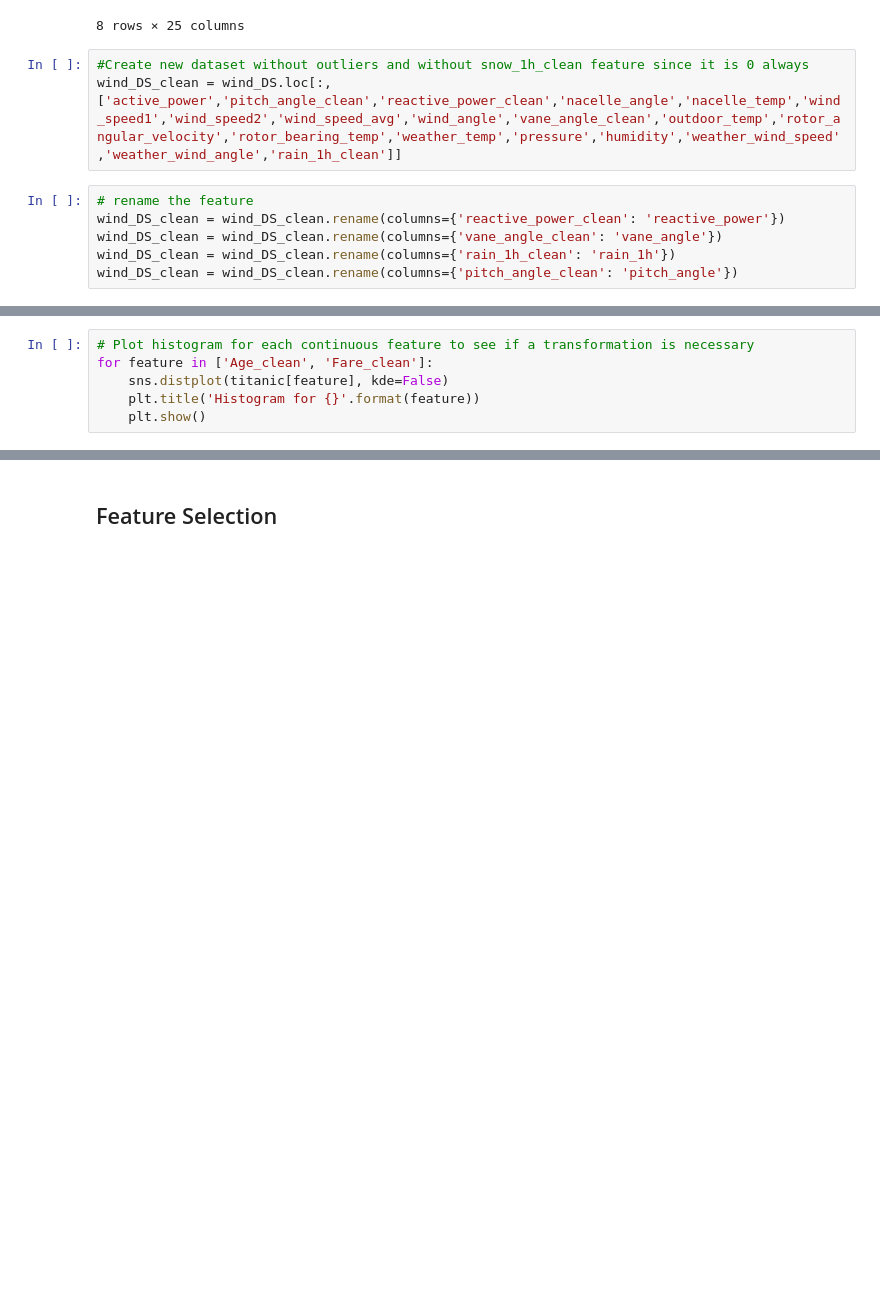
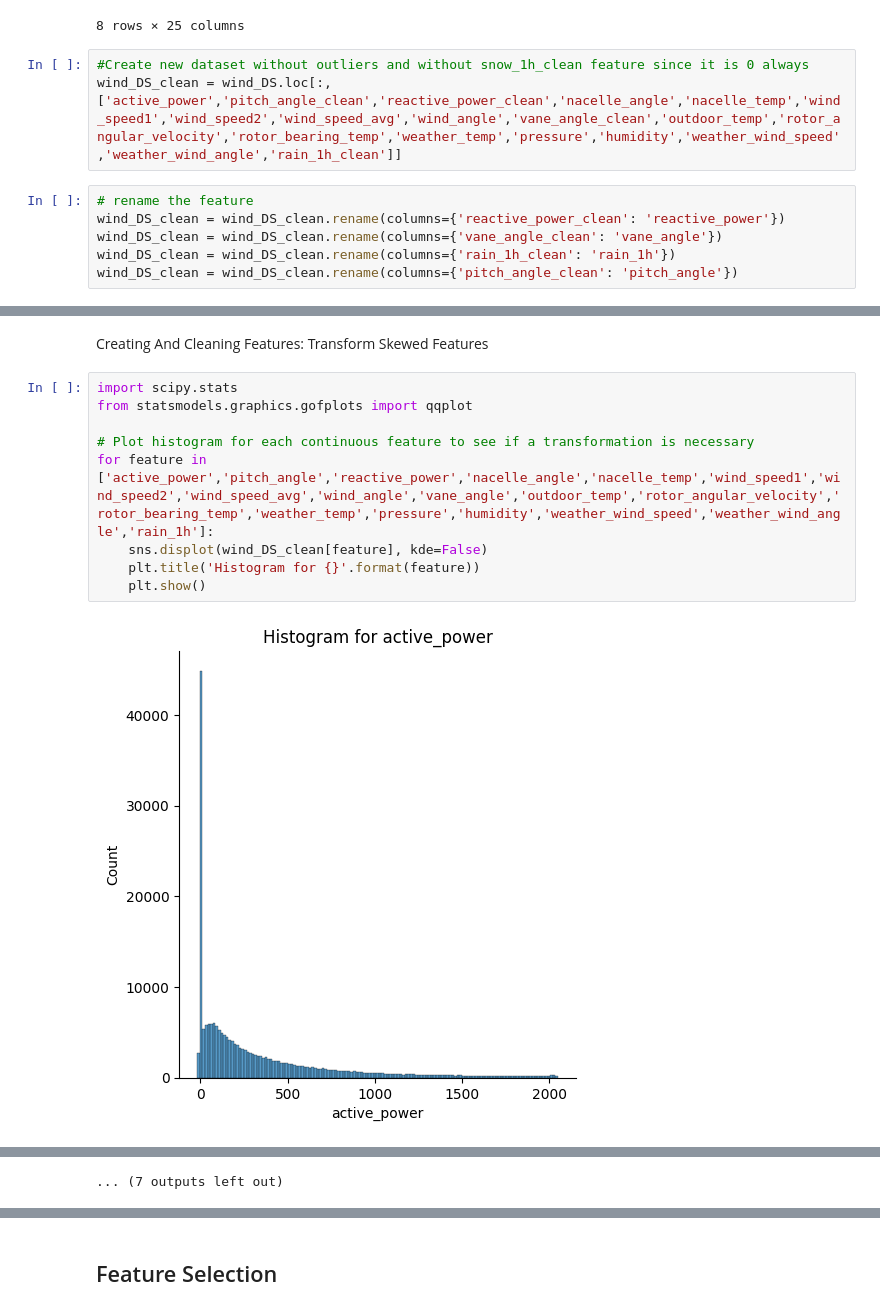
Before and after one commit to madhumitafilos/Collab, a Jupyter notebook: Feature_Engineering.ipynb, the cells around one changed output, grey strips where cells are left out. Saved outputs shown, nothing was run; the diff lists cells and outputs as text; blank space fills up the shorter version.

```diff
--- a/Feature_Engineering.ipynb
+++ b/Feature_Engineering.ipynb
@@ -233,9 +233,16 @@ wind_DS_clean.describe()
 | 50% | 170.530000 | -0.990000 | 26.850000 | 197.810000 | 25.770000 | 5.290000 | 5.350000 | ... |
 | 75% | 467.130000 | 0.500000 | 40.610001 | 251.590000 | 29.730000 | 6.620000 | 6.640000 | ... |
 | max | 2051.120100 | 90.000000 | 156.330000 | 359.959990 | 42.849998 | 21.280001 | 19.990000 | ... |
+# %% [markdown]
+Creating And Cleaning Features: Transform Skewed Features
 # %%
+import scipy.stats
+from statsmodels.graphics.gofplots import qqplot
+
 # Plot histogram for each continuous feature to see if a transformation is necessary
-for feature in ['Age_clean', 'Fare_clean']:
-    sns.distplot(titanic[feature], kde=False)
+for feature in ['active_power','pitch_angle','reactive_power','nacelle_angle','nacelle_temp','wind_speed1','wind_speed2','wind_speed_avg','wind_angle','vane_angle','outdoor_temp','rotor_angular_velocity','rotor_bearing_temp','weather_temp','pressure','humidity','weather_wind_speed','weather_wind_angle','rain_1h']:
+    sns.displot(wind_DS_clean[feature], kde=False)
     plt.title('Histogram for {}'.format(feature))
     plt.show()
+# %% [output]
+[figure, added]
@@ -241,0 +260 @@ for feature in ['Age_clean', 'Fare_clean']:
+... (7 outputs left out)
```
Also changed, not shown: parts of 19 cells of this notebook.
